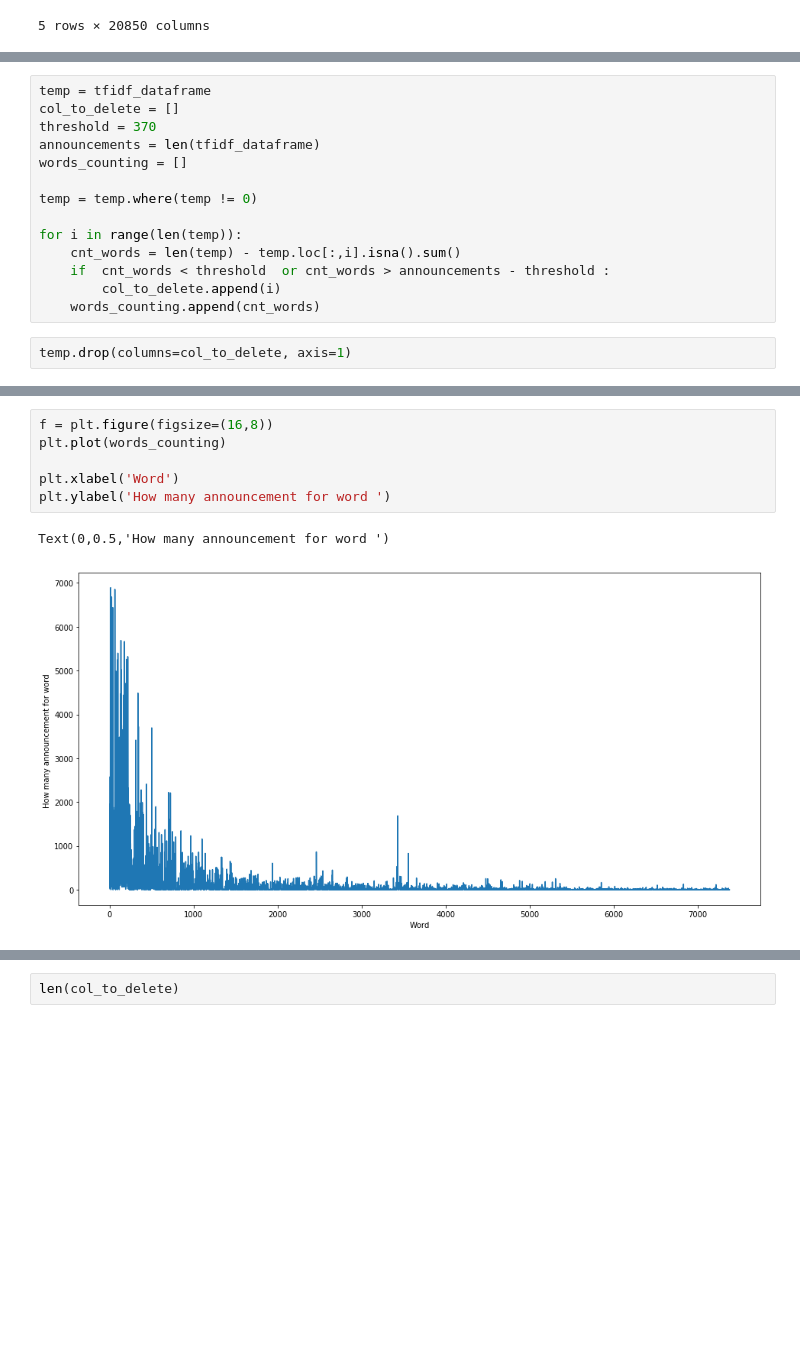
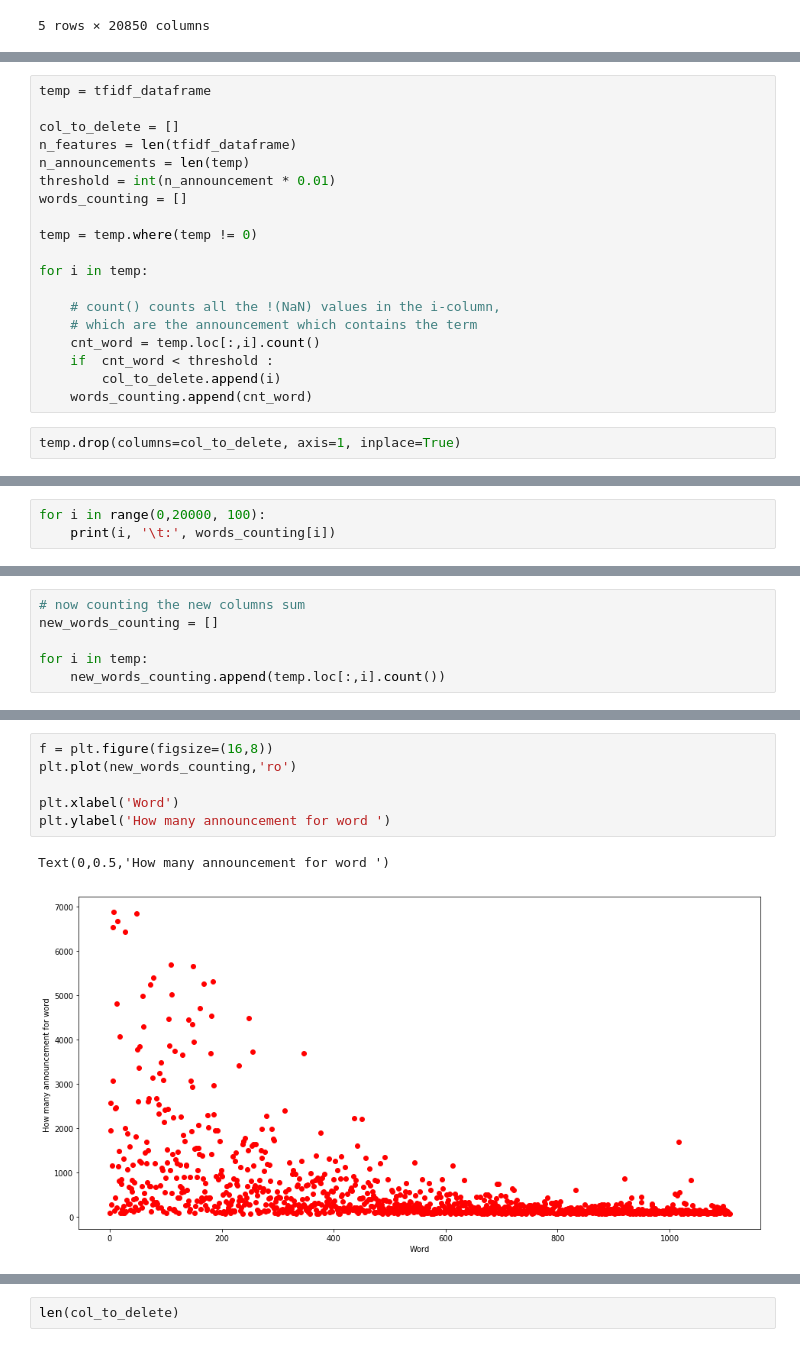
Before and after one commit to cerniello/Web-Scraping-Clustering-Real-Estate-Data, a Jupyter notebook: Vocabulary_TFIDF.ipynb, the cells around one changed output, grey strips where cells are left out. Saved outputs shown, nothing was run; the diff lists cells and outputs as text; blank space fills up the shorter version.

```diff
--- a/Vocabulary_TFIDF.ipynb
+++ b/Vocabulary_TFIDF.ipynb
@@ -208,16 +214,21 @@ temp.head()
 # %%
 temp = tfidf_dataframe
+
 col_to_delete = []
-threshold = 370
-announcements = len(tfidf_dataframe)
+n_features = len(tfidf_dataframe)
+n_announcements = len(temp)
+threshold = int(n_announcement * 0.01)
 words_counting = []
 
 temp = temp.where(temp != 0)
 
-for i in range(len(temp)):
-    cnt_words = len(temp) - temp.loc[:,i].isna().sum()
-    if  cnt_words < threshold  or cnt_words > announcements - threshold :
+for i in temp:
+
+    # count() counts all the !(NaN) values in the i-column,
+    # which are the announcement which contains the term
+    cnt_word = temp.loc[:,i].count()
+    if  cnt_word < threshold :
         col_to_delete.append(i)
-    words_counting.append(cnt_words)
+    words_counting.append(cnt_word)
 # %%
-temp.drop(columns=col_to_delete, axis=1)
+temp.drop(columns=col_to_delete, axis=1, inplace=True)
@@ -242,0 +261,3 @@ temp.drop(columns=col_to_delete, axis=1)
+# %%
+for i in range(0,20000, 100):
+    print(i, '\t:', words_counting[i])
@@ -242,0 +286,6 @@ temp.drop(columns=col_to_delete, axis=1)
+# %%
+# now counting the new columns sum
+new_words_counting = []
+
+for i in temp:
+    new_words_counting.append(temp.loc[:,i].count())
@@ -243,9 +317,9 @@ temp.drop(columns=col_to_delete, axis=1)
 # %%
 f = plt.figure(figsize=(16,8))
-plt.plot(words_counting)
+plt.plot(new_words_counting,'ro')
 
 plt.xlabel('Word')
 plt.ylabel('How many announcement for word ')
 # %% [output]
 Text(0,0.5,'How many announcement for word ')
-[figure, old version]
+[figure, new version]
```
Also changed, not shown: parts of 22 cells of this notebook.
